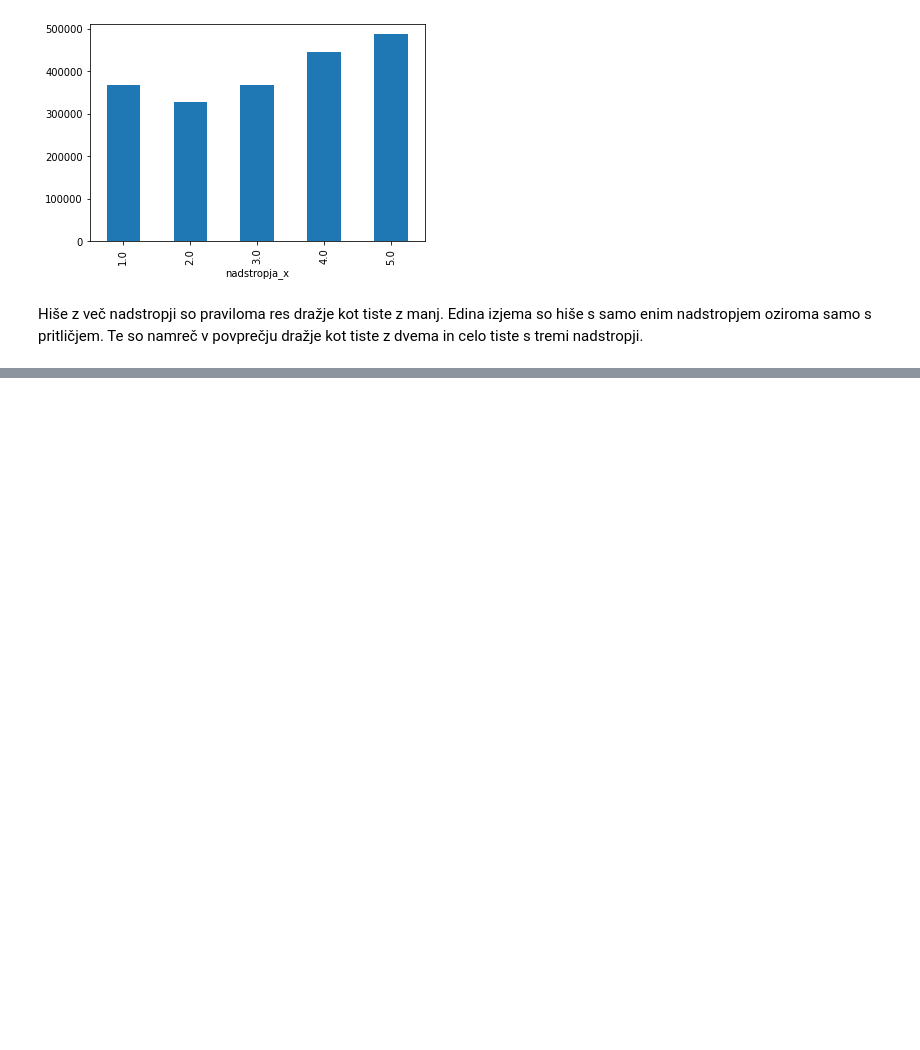
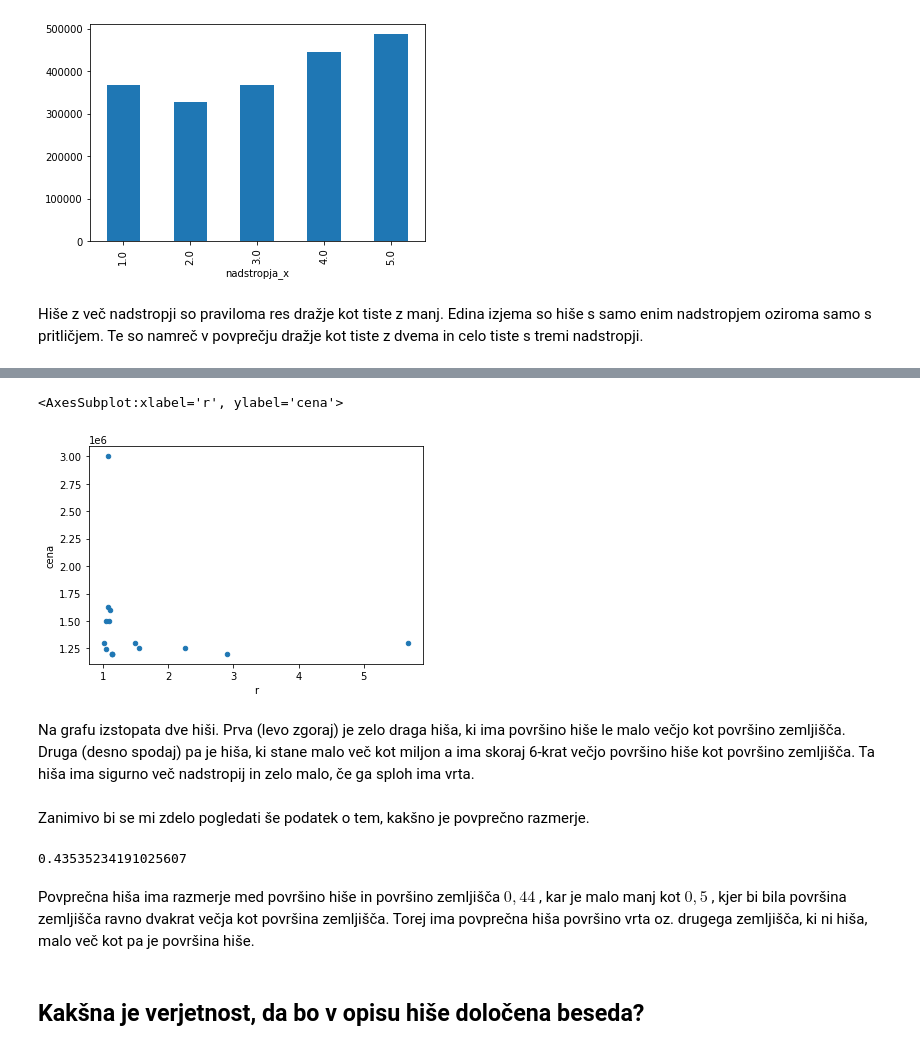
Before and after one commit to SimonGrad3/nepremicnine, a Jupyter notebook: analiza.ipynb, the cells around one changed output, grey strips where cells are left out. Drawn from its saved outputs; the diff is of its cells as text; code cells hidden in the pictures; blank space fills up the shorter version.

```diff
--- a/analiza.ipynb
+++ b/analiza.ipynb
@@ -122,0 +198,18 @@ Hiše z več nadstropji so praviloma res dražje kot tiste z manj. Edina izjema
+# %%
+normalne_hise[(normalne_hise.cena > 1000000) & (normalne_hise.r > 1)].plot.scatter("r", "cena")
+# %% [output]
+<AxesSubplot:xlabel='r', ylabel='cena'>
+[figure, added]
+# %% [markdown]
+Na grafu izstopata dve hiši. Prva (levo zgoraj) je zelo draga hiša, ki ima površino hiše le malo večjo kot površino zemljišča. Druga (desno spodaj) pa je hiša, ki stane malo več kot miljon a ima skoraj 6-krat večjo površino hiše kot površino zemljišča. Ta hiša ima sigurno več nadstropij in zelo malo, če ga sploh ima vrta.
+# %% [markdown]
+Zanimivo bi se mi zdelo pogledati še podatek o tem, kakšno je povprečno razmerje.
+# %%
+normalne_hise.mean(axis = 0, numeric_only=True)["r"]
+# %% [output]
+0.43535234191025607
+# %% [markdown]
+Povprečna hiša ima razmerje med površino hiše in površino zemljišča $0,44$ , kar je malo manj kot $0,5$ , kjer bi bila površina zemljišča ravno dvakrat večja kot površina zemljišča.
+Torej ima povprečna hiša površino vrta oz. drugega zemljišča, ki ni hiša, malo več kot pa je površina hiše.
+# %% [markdown]
+## Kakšna je verjetnost, da bo v opisu hiše določena beseda?
```
Also changed, not shown: parts of 16 cells of this notebook.
